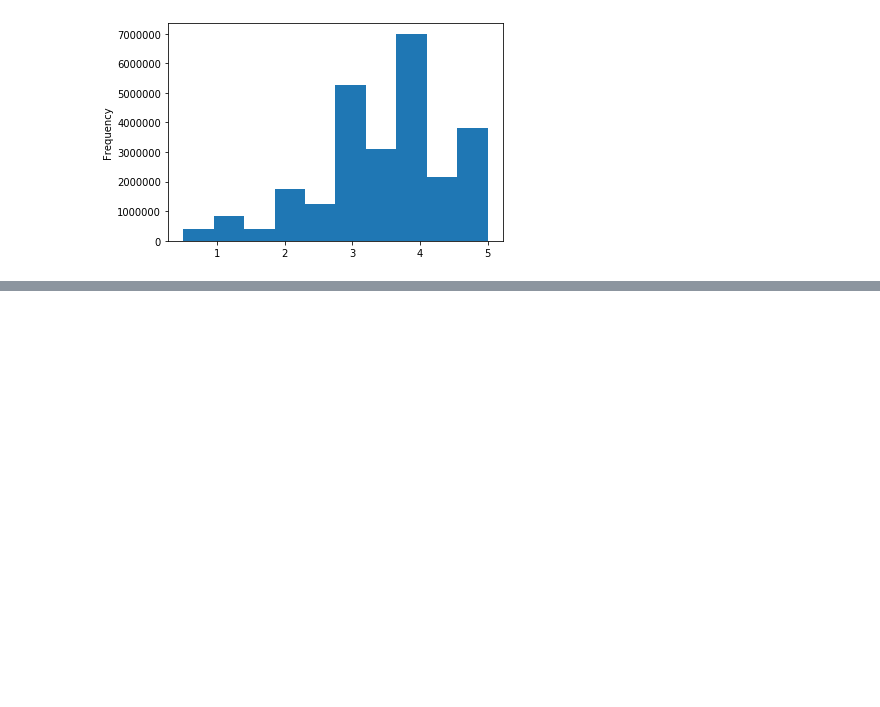
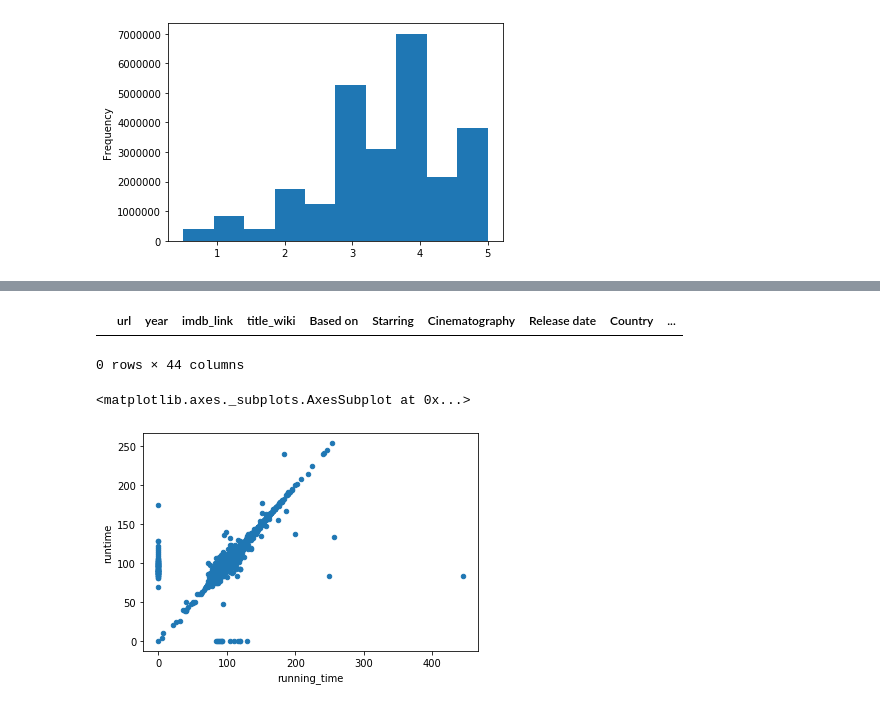
Before and after one commit to sathvikaithala/Movies-ETL, a Jupyter notebook: MoviesAnalysis.ipynb, the cells around one changed output, grey strips where cells are left out. Cells and saved outputs as stored; diff of their text form; code cells hidden in the pictures; blank space fills up the shorter version.

```diff
--- a/MoviesAnalysis.ipynb
+++ b/MoviesAnalysis.ipynb
@@ -962,0 +965,5 @@ Name: rating, dtype: float64
+# %%
+# use inner join - only takes rows that match in both tables
+
+# print list of columns to get redundant ones:
+movies_df = pd.merge(wiki_movies_df, kaggle_metadata, on='imdb_id', suffixes=['_wiki','_kaggle'])
@@ -962,0 +1018,15 @@ Name: rating, dtype: float64
+# %%
+# check for missing titles in kaggle:
+movies_df[(movies_df['title_kaggle'] == '') | (movies_df['title_kaggle'].isnull())]
+
+# 0 missing titles found.
+# %% [output]
+|  | url | year | imdb_link | title_wiki | Based on | Starring | Cinematography | Release date | Country | ... |
+0 rows × 44 columns
+# %%
+# running time:
+movies_df.fillna(0).plot(x='running_time', y='runtime', kind='scatter')
+# wiki has some outliers, kaggle is a better choice. Fill gaps with wiki data if necessary
+# %% [output]
+<matplotlib.axes._subplots.AxesSubplot at 0x...>
+[figure, added]
```
Also changed, not shown: parts of 32 cells of this notebook.
